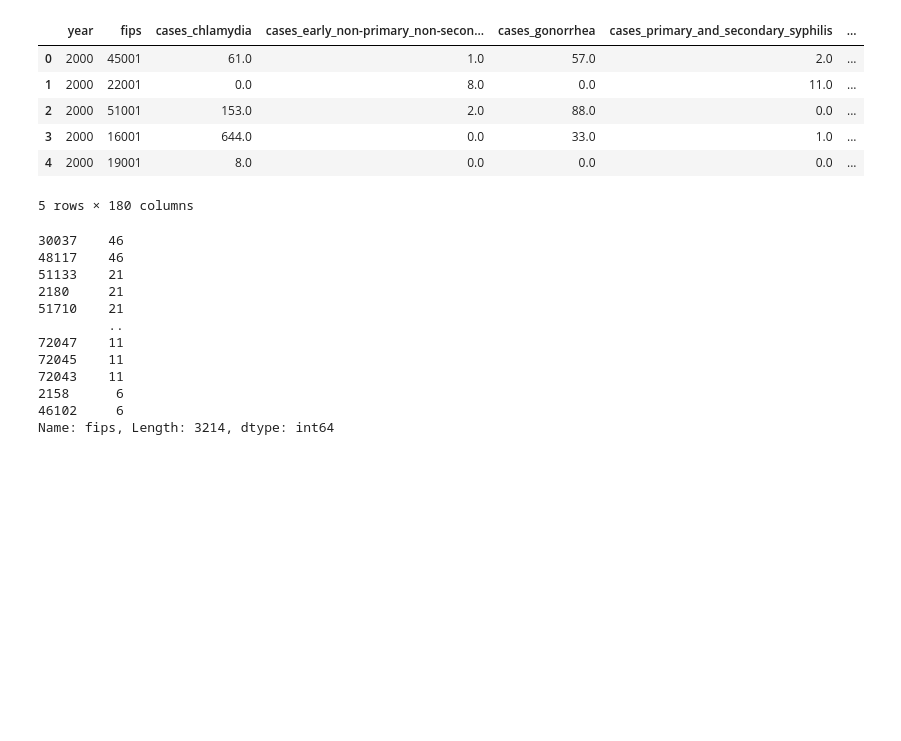
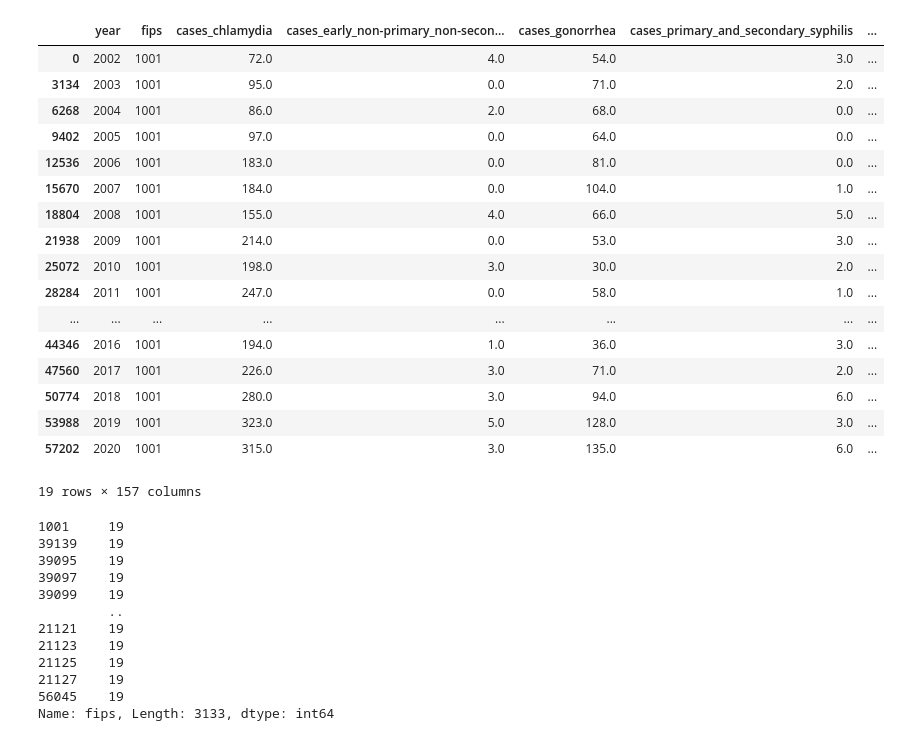
Before and after one commit to JayRPhilbrick/bdsi22dataminingsti, a Jupyter notebook: Notebooks/sti_analysis_county.ipynb, the cells around one changed output. Drawn from its saved outputs; the diff is of its cells as text; code cells hidden in the pictures; blank space fills up the shorter version.

```diff
--- a/Notebooks/sti_analysis_county.ipynb
+++ b/Notebooks/sti_analysis_county.ipynb
@@ -8,34 +8,45 @@ from scipy import signal
 from pmdarima.arima import auto_arima
 # %%
 df = pd.read_csv("../Data/Final/STI0220_cov20_pop0220.csv", index_col = 0)
-df.head()
+df[df['fips']==1001].head(20)
 # %% [output]
 |  | year | fips | cases_chlamydia | cases_early_non-primary_non-secon... | cases_gonorrhea | cases_primary_and_secondary_syphilis | ... |
-| 0 | 2000 | 45001 | 61.0 | 1.0 | 57.0 | 2.0 | ... |
-| 1 | 2000 | 22001 | 0.0 | 8.0 | 0.0 | 11.0 | ... |
-| 2 | 2000 | 51001 | 153.0 | 2.0 | 88.0 | 0.0 | ... |
-| 3 | 2000 | 16001 | 644.0 | 0.0 | 33.0 | 1.0 | ... |
-| 4 | 2000 | 19001 | 8.0 | 0.0 | 0.0 | 0.0 | ... |
+| 0 | 2002 | 1001 | 72.0 | 4.0 | 54.0 | 3.0 | ... |
+| 3134 | 2003 | 1001 | 95.0 | 0.0 | 71.0 | 2.0 | ... |
+| 6268 | 2004 | 1001 | 86.0 | 2.0 | 68.0 | 0.0 | ... |
+| 9402 | 2005 | 1001 | 97.0 | 0.0 | 64.0 | 0.0 | ... |
+| 12536 | 2006 | 1001 | 183.0 | 0.0 | 81.0 | 0.0 | ... |
+| 15670 | 2007 | 1001 | 184.0 | 0.0 | 104.0 | 1.0 | ... |
+| 18804 | 2008 | 1001 | 155.0 | 4.0 | 66.0 | 5.0 | ... |
+| 21938 | 2009 | 1001 | 214.0 | 0.0 | 53.0 | 3.0 | ... |
+| 25072 | 2010 | 1001 | 198.0 | 3.0 | 30.0 | 2.0 | ... |
+| 28284 | 2011 | 1001 | 247.0 | 0.0 | 58.0 | 1.0 | ... |
+| ... | ... | ... | ... | ... | ... | ... | ... |
+| 44346 | 2016 | 1001 | 194.0 | 1.0 | 36.0 | 3.0 | ... |
+| 47560 | 2017 | 1001 | 226.0 | 3.0 | 71.0 | 2.0 | ... |
+| 50774 | 2018 | 1001 | 280.0 | 3.0 | 94.0 | 6.0 | ... |
+| 53988 | 2019 | 1001 | 323.0 | 5.0 | 128.0 | 3.0 | ... |
+| 57202 | 2020 | 1001 | 315.0 | 3.0 | 135.0 | 6.0 | ... |
-5 rows × 180 columns
+19 rows × 157 columns
 # %%
 counts = df['fips'].value_counts()
-#ys = df[df['fips'].isin(counts[counts == 19].index)]
+df = df[df['fips'].isin(counts[counts == 19].index)]
 #ys
-counts
+df['fips'].value_counts()
 #df[df['fips']==30037]
 # %% [output]
-30037    46
-48117    46
-51133    21
-2180     21
-51710    21
+1001     19
+39139    19
+39095    19
+39097    19
+39099    19
          ..
-72047    11
-72045    11
-72043    11
-2158      6
-46102     6
-Name: fips, Length: 3214, dtype: int64
+21121    19
+21123    19
+21125    19
+21127    19
+56045    19
+Name: fips, Length: 3133, dtype: int64
 # %%
 cols = ['cases_gonorrhea','cases_chlamydia','cases_early_non-primary_non-secondary_syphilis',
         'cases_primary_and_secondary_syphilis', 'year']
```
Also changed, not shown: parts of 9 cells of this notebook, 9 other files.
